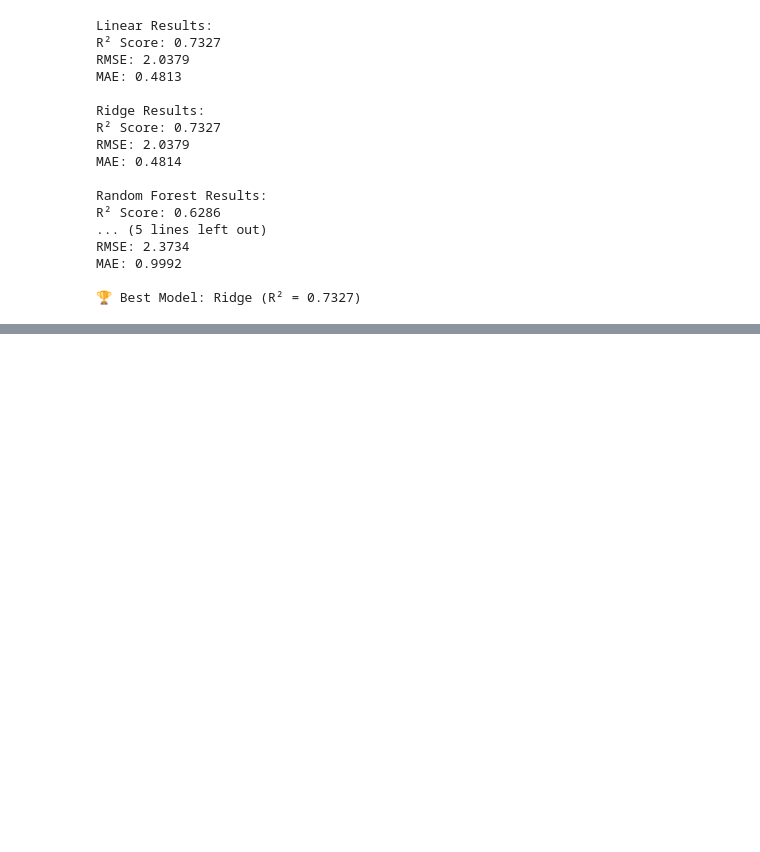
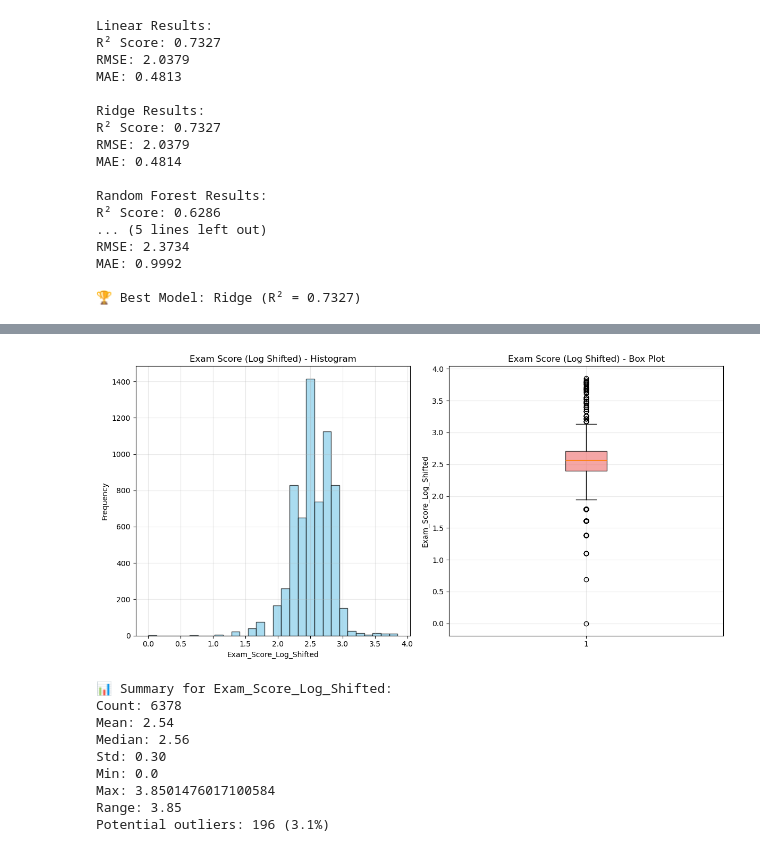
Before and after one commit to omar-desouki/Student-Score-Prediction-elevvo, a Jupyter notebook: dataset-analysis.ipynb, the cells around one changed output, grey strips where cells are left out. Drawn from its saved outputs; the diff is of its cells as text; code cells hidden in the pictures; blank space fills up the shorter version.

```diff
--- a/dataset-analysis.ipynb
+++ b/dataset-analysis.ipynb
@@ -1051,0 +521,22 @@ plt.tight_layout()plt.show()# Detailed text analysis for each featureprint("\n"
+# %%
+#trying different transformations to reduce skewness (Log transformations)
+
+df_test_log = df_analysis.copy()
+# df_test_log['Exam_Score_Log'] = np.log(df_test_log['Exam_Score'])
+
+min_score = df_test_log['Exam_Score'].min()
+df_test_log['Exam_Score_Log_Shifted'] = np.log(df_test_log['Exam_Score'] - min_score + 1)
+
+# plot_feature_distribution(df_test_log, 'Exam_Score_Log', title='Exam Score (Log)', figsize=(12, 6))
+plot_feature_distribution(df_test_log, 'Exam_Score_Log_Shifted', title='Exam Score (Log Shifted)', figsize=(12, 6))
+# %% [output]
+[figure, added]
+📊 Summary for Exam_Score_Log_Shifted:
+Count: 6378
+Mean: 2.54
+Median: 2.56
+Std: 0.30
+Min: 0.0
+Max: 3.8501476017100584
+Range: 3.85
+Potential outliers: 196 (3.1%)
```
Also changed, not shown: parts of 41 cells of this notebook, 1 other file.
